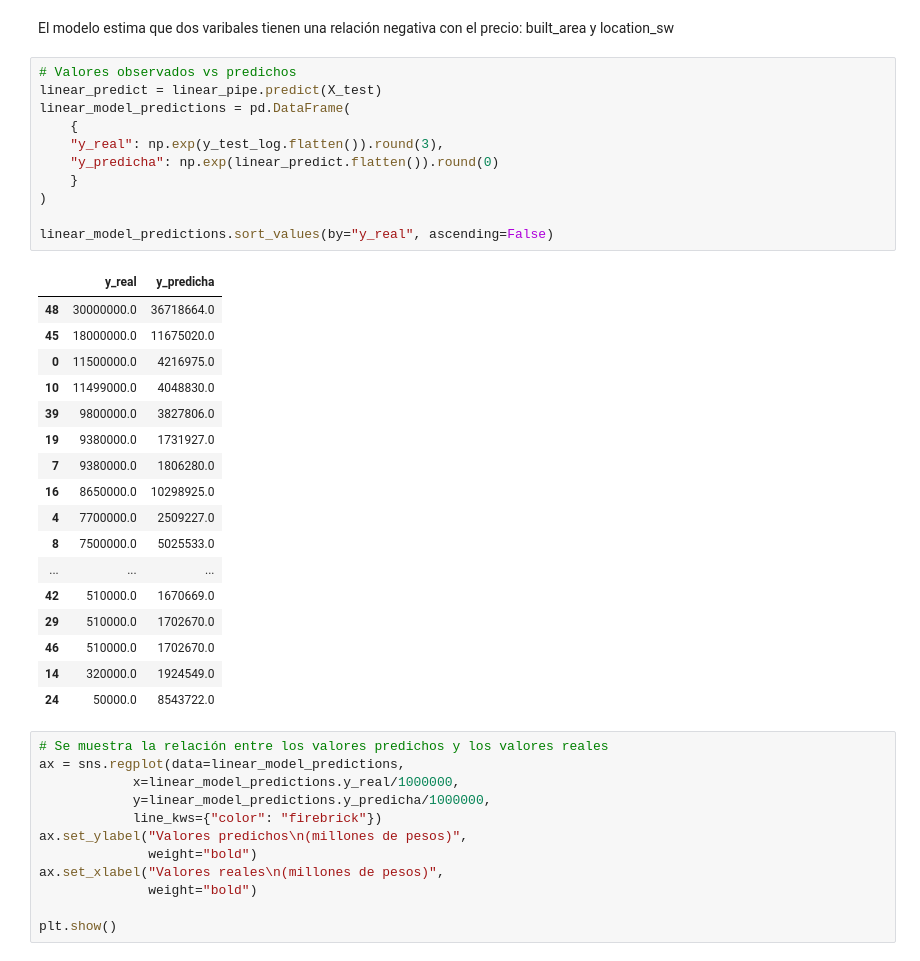
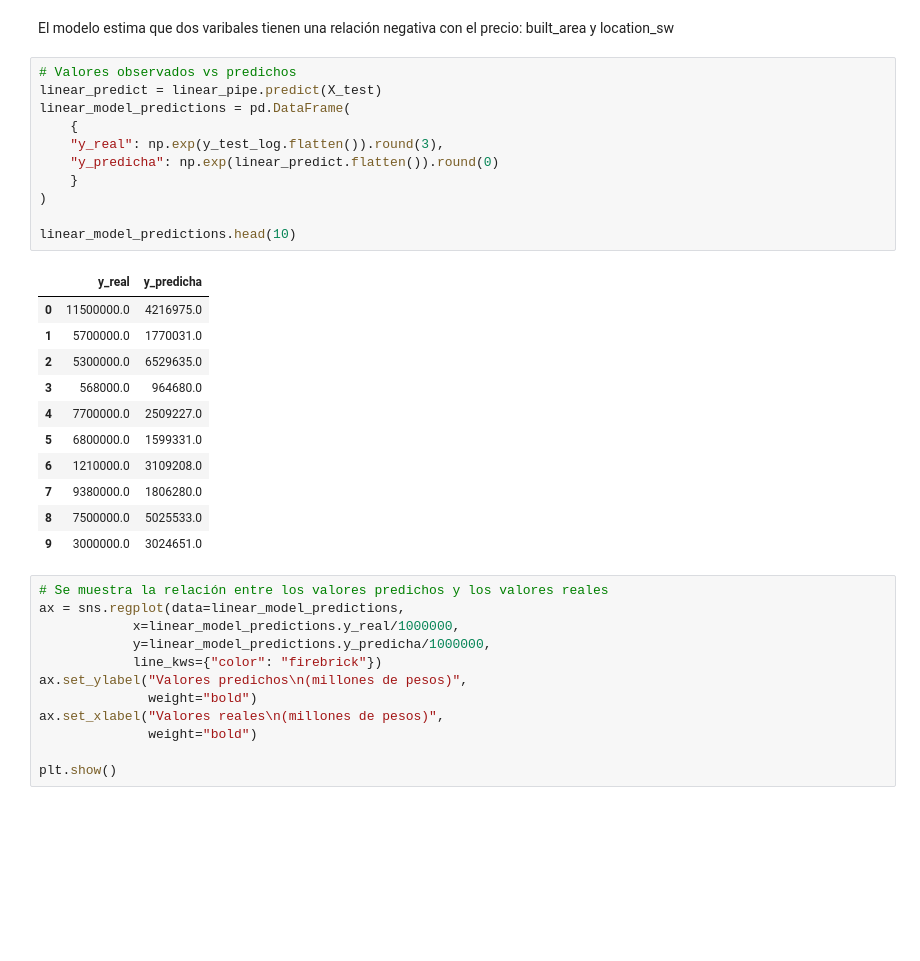
Before and after one commit to MarioRoFe/Prediccion-precios-inmobiliaria, a Jupyter notebook: notebooks/modelo.ipynb, the cells around one changed output. Drawn from its saved outputs; the diff is of its cells as text; blank space fills up the shorter version.

Commit message:
Entrenamiento y validación de los modelos reglin, lasso, polinomial y k-nn (correcciones)

```diff
--- a/notebooks/modelo.ipynb
+++ b/notebooks/modelo.ipynb
@@ -779,32 +779,26 @@ El modelo estima que dos varibales tienen una relación negativa con el precio:
 # %%
 # Valores observados vs predichos
 linear_predict = linear_pipe.predict(X_test)
 linear_model_predictions = pd.DataFrame(
     {
     "y_real": np.exp(y_test_log.flatten()).round(3),
     "y_predicha": np.exp(linear_predict.flatten()).round(0)
     }
 )
 
-linear_model_predictions.sort_values(by="y_real", ascending=False)
+linear_model_predictions.head(10)
 # %% [output]
 |  | y_real | y_predicha |
-| 48 | 30000000.0 | 36718664.0 |
-| 45 | 18000000.0 | 11675020.0 |
 | 0 | 11500000.0 | 4216975.0 |
-| 10 | 11499000.0 | 4048830.0 |
-| 39 | 9800000.0 | 3827806.0 |
-| 19 | 9380000.0 | 1731927.0 |
+| 1 | 5700000.0 | 1770031.0 |
+| 2 | 5300000.0 | 6529635.0 |
+| 3 | 568000.0 | 964680.0 |
+| 4 | 7700000.0 | 2509227.0 |
+| 5 | 6800000.0 | 1599331.0 |
+| 6 | 1210000.0 | 3109208.0 |
 | 7 | 9380000.0 | 1806280.0 |
-| 16 | 8650000.0 | 10298925.0 |
-| 4 | 7700000.0 | 2509227.0 |
 | 8 | 7500000.0 | 5025533.0 |
-| ... | ... | ... |
-| 42 | 510000.0 | 1670669.0 |
-| 29 | 510000.0 | 1702670.0 |
-| 46 | 510000.0 | 1702670.0 |
-| 14 | 320000.0 | 1924549.0 |
-| 24 | 50000.0 | 8543722.0 |
+| 9 | 3000000.0 | 3024651.0 |
 # %%
 # Se muestra la relación entre los valores predichos y los valores reales
 ax = sns.regplot(data=linear_model_predictions,
```
Also changed, not shown: parts of 5 cells of this notebook.
